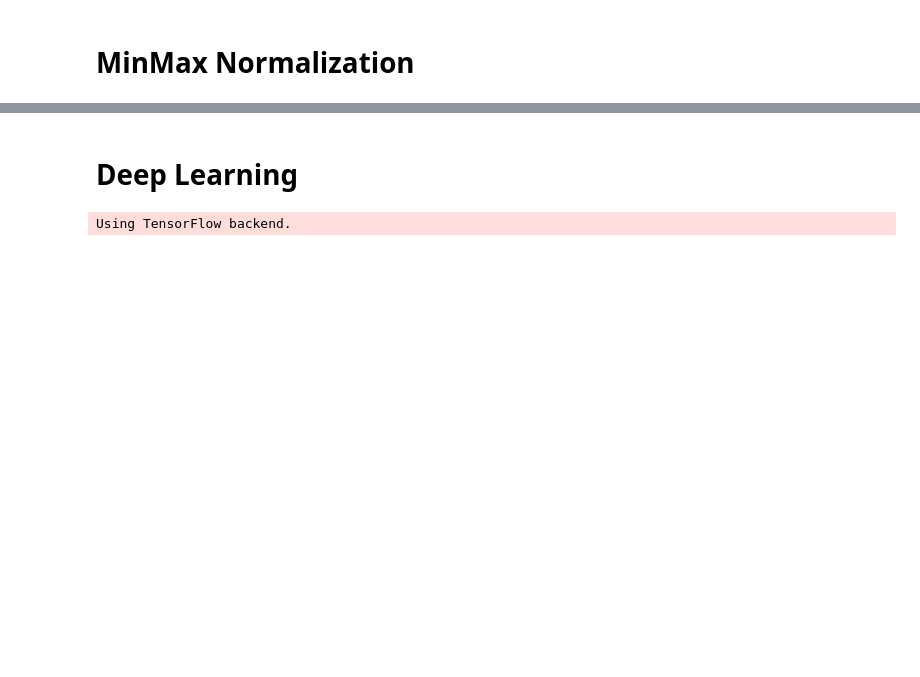
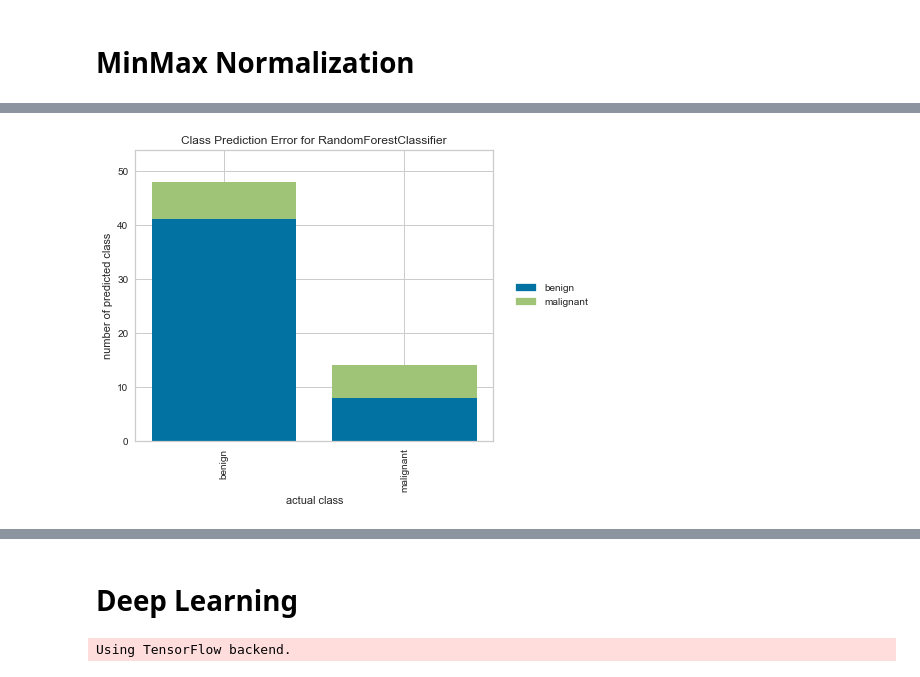
Before and after one commit to ganzerkim/MM_Radiomics, a Jupyter notebook: Radiomics_Model_Evaluation.ipynb, the cells around one changed output, grey strips where cells are left out. Cells and saved outputs as stored; diff of their text form; code cells hidden in the pictures; blank space fills up the shorter version.

```diff
--- a/Radiomics_Model_Evaluation.ipynb
+++ b/Radiomics_Model_Evaluation.ipynb
@@ -253,0 +315,8 @@ RandomForestClassifier: 65.62%
+# %%
+from yellowbrick.classifier import ClassPredictionError
+visualizer = ClassPredictionError(model, classes=clf)
+visualizer.fit(x_train.loc[:, top_10_features], y_train)
+visualizer.score(x_test.loc[:, top_10_features], y_test)
+visualizer.show();
+# %% [output]
+[figure, added]
```
Also changed, not shown: parts of 17 cells of this notebook, 3 other files.
